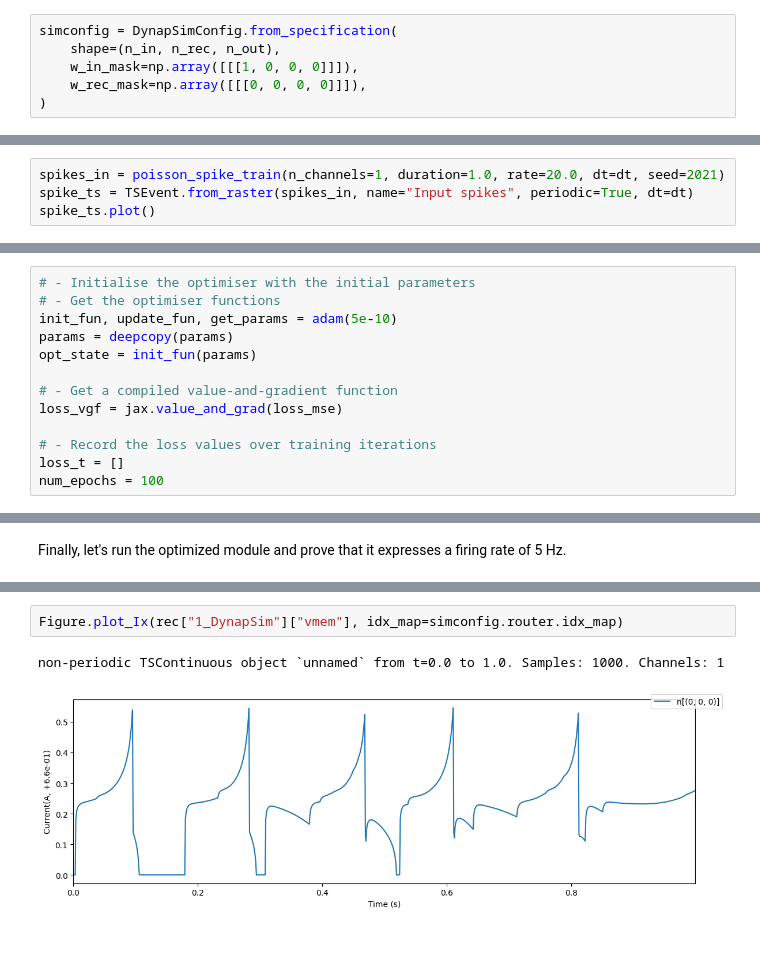
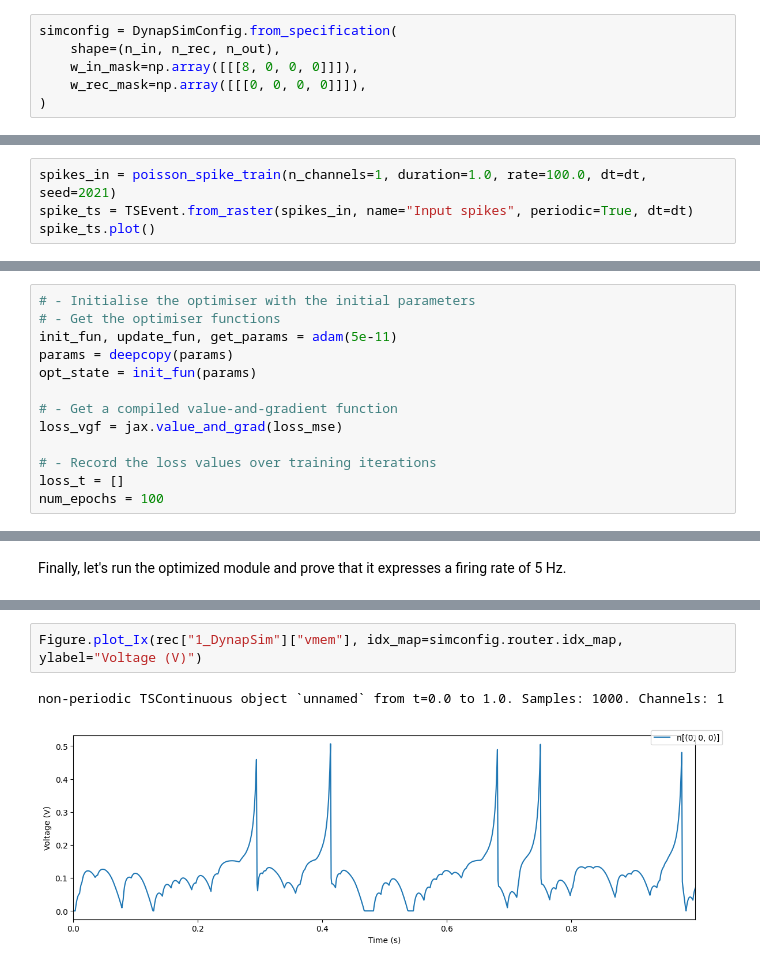
Before and after one commit to synsense/rockpool, a Jupyter notebook: docs/devices/DynapSE/spike_rate.ipynb, the cells around one changed output, grey strips where cells are left out. Cells and saved outputs as stored; diff of their text form.

```diff
--- a/docs/devices/DynapSE/spike_rate.ipynb
+++ b/docs/devices/DynapSE/spike_rate.ipynb
@@ -99,7 +99,7 @@ n_syn = 4  # non-changable for now
 # %%
 simconfig = DynapSimConfig.from_specification(
     shape=(n_in, n_rec, n_out),
-    w_in_mask=np.array([[[1, 0, 0, 0]]]),
+    w_in_mask=np.array([[[8, 0, 0, 0]]]),
     w_rec_mask=np.array([[[0, 0, 0, 0]]]),
 )
 # %% [output]
@@ -136,5 +136,5 @@ Generate a random poisson spike train with a mean firing rate of 20 Hz.
 # %%
-spikes_in = poisson_spike_train(n_channels=1, duration=1.0, rate=20.0, dt=dt, seed=2021)
+spikes_in = poisson_spike_train(n_channels=1, duration=1.0, rate=100.0, dt=dt, seed=2021)
 spike_ts = TSEvent.from_raster(spikes_in, name="Input spikes", periodic=True, dt=dt)
 spike_ts.plot()
 # %% [output]
@@ -275,7 +275,7 @@ We are using the MSE loss and the Adam optimizer for training.
 # %%
 # - Initialise the optimiser with the initial parameters
 # - Get the optimiser functions
-init_fun, update_fun, get_params = adam(5e-10)
+init_fun, update_fun, get_params = adam(5e-11)
 params = deepcopy(params)
 opt_state = init_fun(params)
 
@@ -347,5 +347,5 @@ spike_ts_out.plot()
 # %%
-Figure.plot_Ix(rec["1_DynapSim"]["vmem"], idx_map=simconfig.router.idx_map)
+Figure.plot_Ix(rec["1_DynapSim"]["vmem"], idx_map=simconfig.router.idx_map, ylabel="Voltage (V)")
 # %% [output]
 non-periodic TSContinuous object `unnamed` from t=0.0 to 1.0. Samples: 1000. Channels: 1
-[figure, old version]
+[figure, new version]
```
Also changed, not shown: parts of 11 cells of this notebook.
